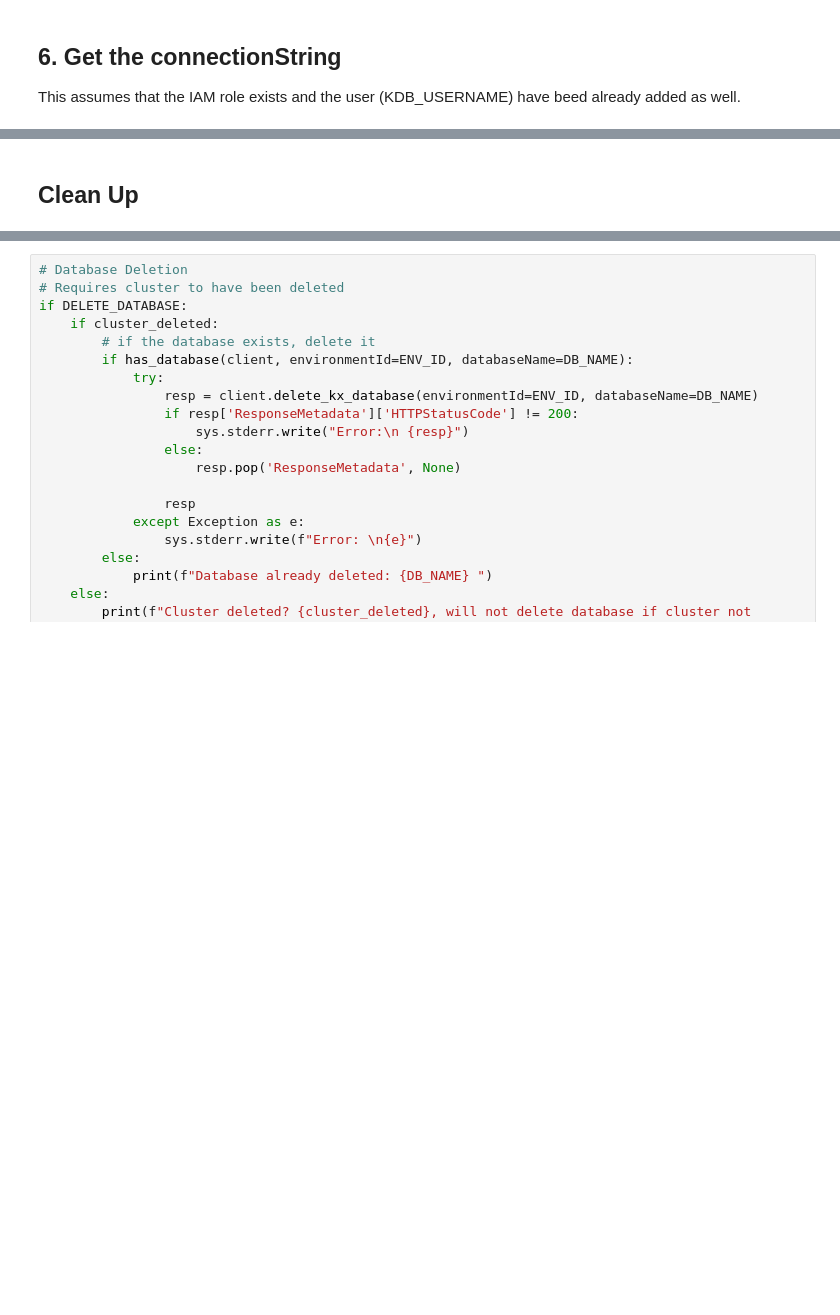
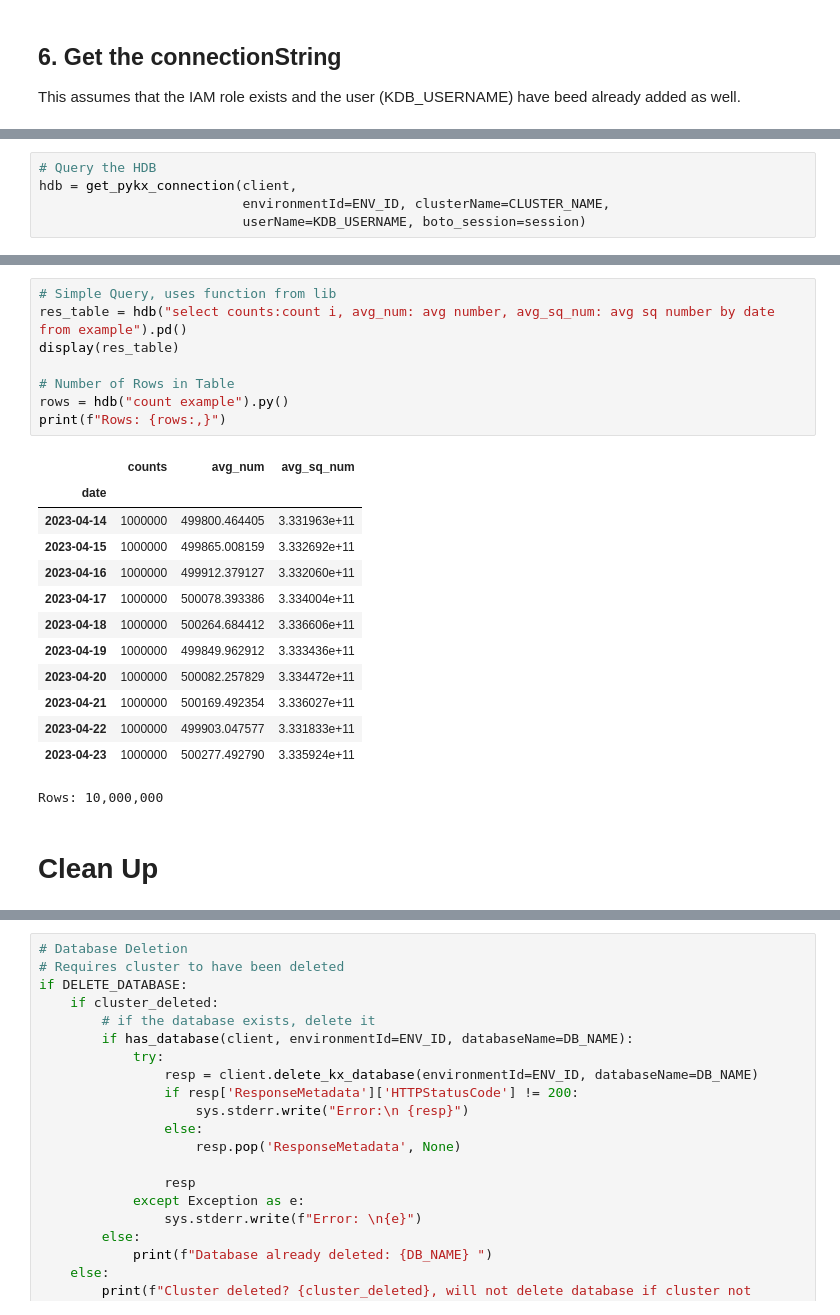
Before and after one commit to aws/amazon-finspace-examples, a Jupyter notebook: ManagedkdbInsights/boto/welcome.ipynb, the cells around one changed output, grey strips where cells are left out. Drawn from its saved outputs; the diff is of its cells as text; blank space fills up the shorter version.

```diff
--- a/ManagedkdbInsights/boto/welcome.ipynb
+++ b/ManagedkdbInsights/boto/welcome.ipynb
@@ -529,0 +528,5 @@ AccessDeniedException: An error occurred (AccessDeniedException) when calling th
+# %%
+# Query the HDB
+hdb = get_pykx_connection(client,
+                          environmentId=ENV_ID, clusterName=CLUSTER_NAME,
+                          userName=KDB_USERNAME, boto_session=session)
@@ -530,5 +549,27 @@ AccessDeniedException: An error occurred (AccessDeniedException) when calling th
+# %%
+# Simple Query, uses function from lib
+res_table = hdb("select counts:count i, avg_num: avg number, avg_sq_num: avg sq number by date from example").pd()
+display(res_table)
+
+# Number of Rows in Table
+rows = hdb("count example").py()
+print(f"Rows: {rows:,}")
+# %% [output]
+|  | counts | avg_num | avg_sq_num |
+| date |  |  |  |
+| 2023-04-14 | 1000000 | 499800.464405 | 3.331963e+11 |
+| 2023-04-15 | 1000000 | 499865.008159 | 3.332692e+11 |
+| 2023-04-16 | 1000000 | 499912.379127 | 3.332060e+11 |
+| 2023-04-17 | 1000000 | 500078.393386 | 3.334004e+11 |
+| 2023-04-18 | 1000000 | 500264.684412 | 3.336606e+11 |
+| 2023-04-19 | 1000000 | 499849.962912 | 3.333436e+11 |
+| 2023-04-20 | 1000000 | 500082.257829 | 3.334472e+11 |
+| 2023-04-21 | 1000000 | 500169.492354 | 3.336027e+11 |
+| 2023-04-22 | 1000000 | 499903.047577 | 3.331833e+11 |
+| 2023-04-23 | 1000000 | 500277.492790 | 3.335924e+11 |
+Rows: 10,000,000
 # %% [markdown]
-## Clean Up
+# Clean Up
 # %%
 # Cluster Deletion
 # ------------------------------------------------------------
```
Also changed, not shown: parts of 18 cells of this notebook.
